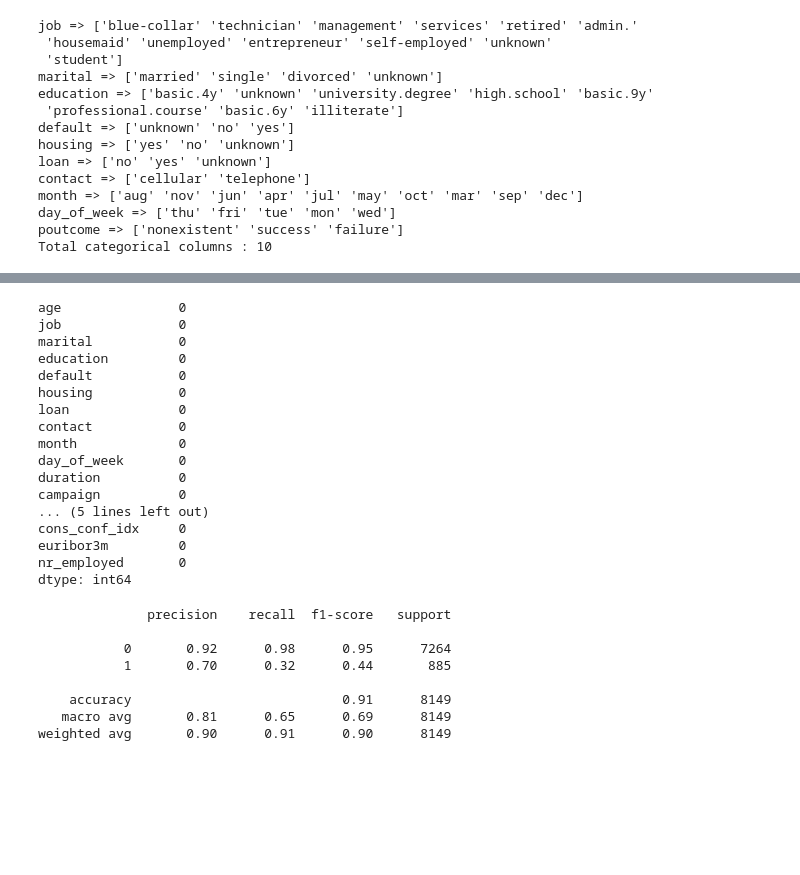
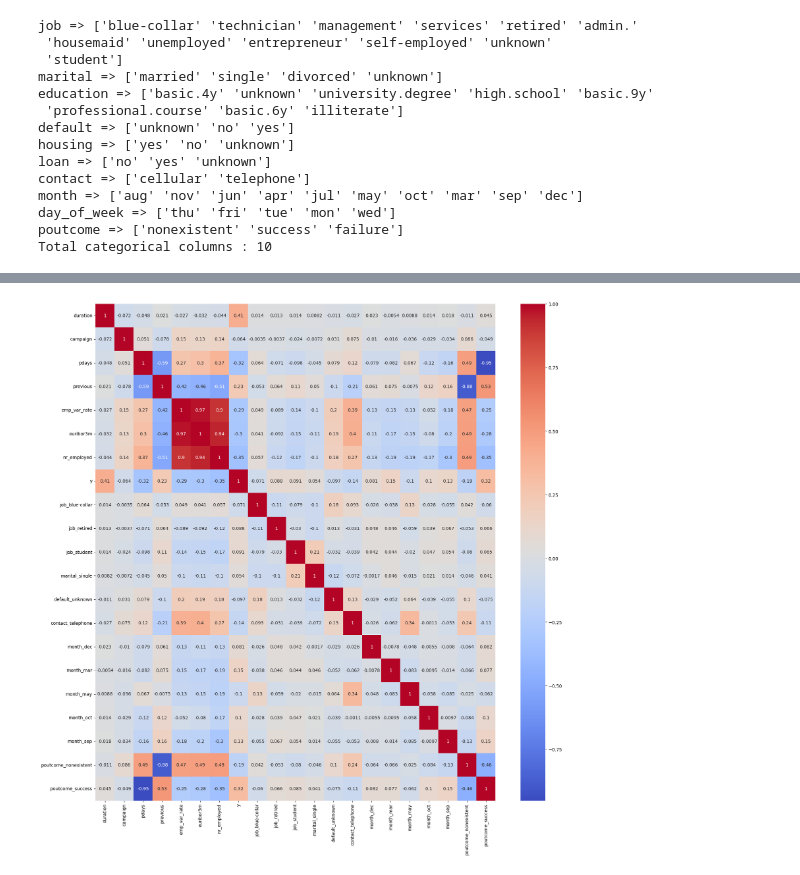
Before and after one commit to VavRe/data-mining-ut, a Jupyter notebook: Final/Campaign_Model.ipynb, the cells around one changed output, grey strips where cells are left out. Drawn from its saved outputs; the diff is of its cells as text; code cells hidden in the pictures; blank space fills up the shorter version.

Commit message:
Best Feature Selection Implemented

```diff
--- a/Final/Campaign_Model.ipynb
+++ b/Final/Campaign_Model.ipynb
@@ -178,0 +187,8 @@ memory usage: 6.8 MB
+# %%
+# Scale all columns float type columns to range 0 and 1
+from sklearn.preprocessing import MinMaxScaler
+for col in df.select_dtypes(include=['float64']).columns:
+    scaler = MinMaxScaler()
+    df[col] = scaler.fit_transform(df[[col]])
+
+df
@@ -178,0 +209,16 @@ memory usage: 6.8 MB
+# %%
+# Select 10 best features for dataset using SelectKBest
+
+from sklearn.feature_selection import SelectKBest, chi2
+
+X = df.drop('y', axis=1)
+y = df['y']
+
+bestfeatures = SelectKBest(score_func=chi2, k=10)
+fit = bestfeatures.fit(X, y)
+dfscores = pd.DataFrame(fit.scores_)
+dfcolumns = pd.DataFrame(X.columns)
+
+featureScores = pd.concat([dfcolumns, dfscores], axis=1)
+featureScores.columns = ['Specs', 'Score']
+print(featureScores.nlargest(10, 'Score'))
@@ -178,0 +237,9 @@ memory usage: 6.8 MB
+# %%
+best_cols = featureScores.nlargest(20, 'Score')['Specs'].values
+# %%
+# Delete the columns that are not in the best_cols
+for col in df.columns:
+    if col not in best_cols and col != 'y':
+        df.drop(col, axis=1, inplace=True)
+
+df
@@ -179,3 +260,10 @@ memory usage: 6.8 MB
+# %%
+corr = df.corr()
+plt.figure(figsize=(20, 20))
+sns.heatmap(corr, annot=True, cmap='coolwarm')
+plt.show()
+# %% [output]
+[figure, added]
 # %%
 # Train Test Split
 X = df.drop('y', axis=1)
@@ -190,31 +272,0 @@ y_pred = svc.predict(X_test)
-# %%
-X_train.isnull().sum()
-# %% [output]
-age               0
-job               0
-marital           0
-education         0
-default           0
-housing           0
-loan              0
-contact           0
-month             0
-day_of_week       0
-duration          0
-campaign          0
-... (5 lines left out)
-cons_conf_idx     0
-euribor3m         0
-nr_employed       0
-dtype: int64
-# %%
-print(classification_report(y_test, y_pred))
-# %% [output]
-              precision    recall  f1-score   support
-
-           0       0.92      0.98      0.95      7264
-           1       0.70      0.32      0.44       885
-
-    accuracy                           0.91      8149
-   macro avg       0.81      0.65      0.69      8149
-weighted avg       0.90      0.91      0.90      8149
```
Also changed, not shown: parts of 35 cells of this notebook.
